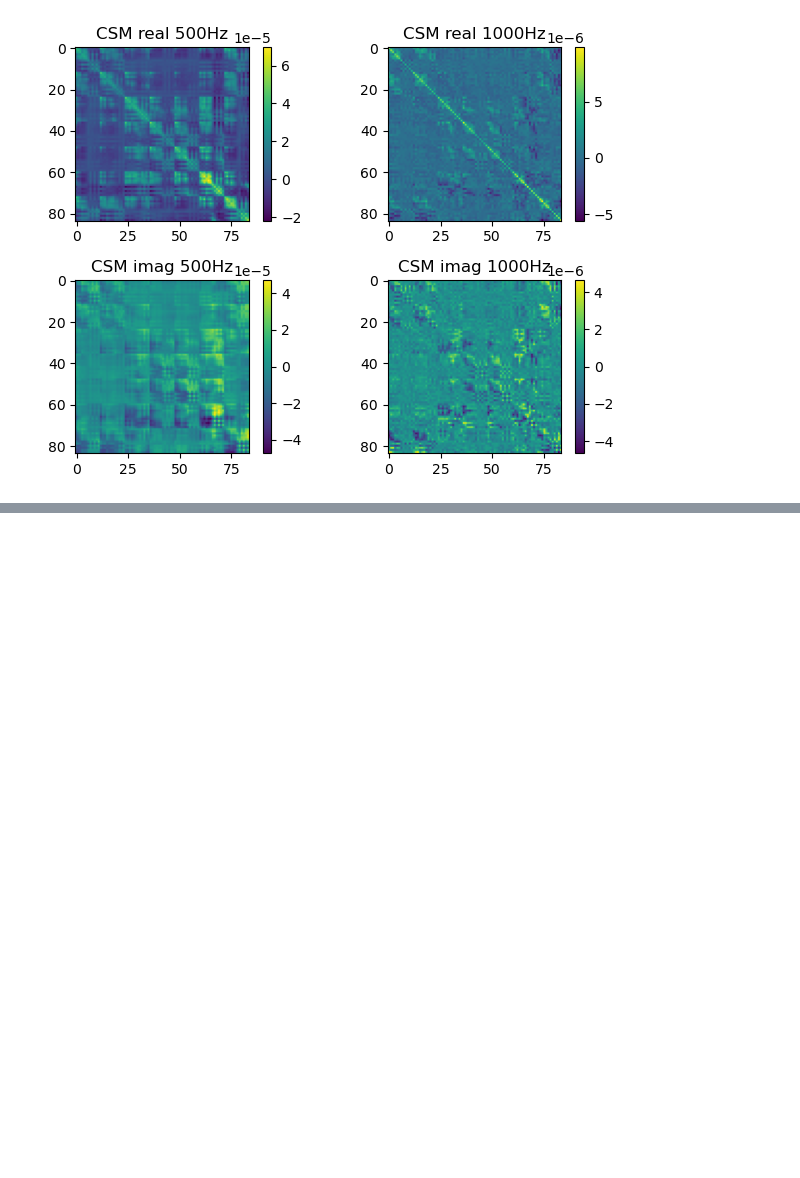
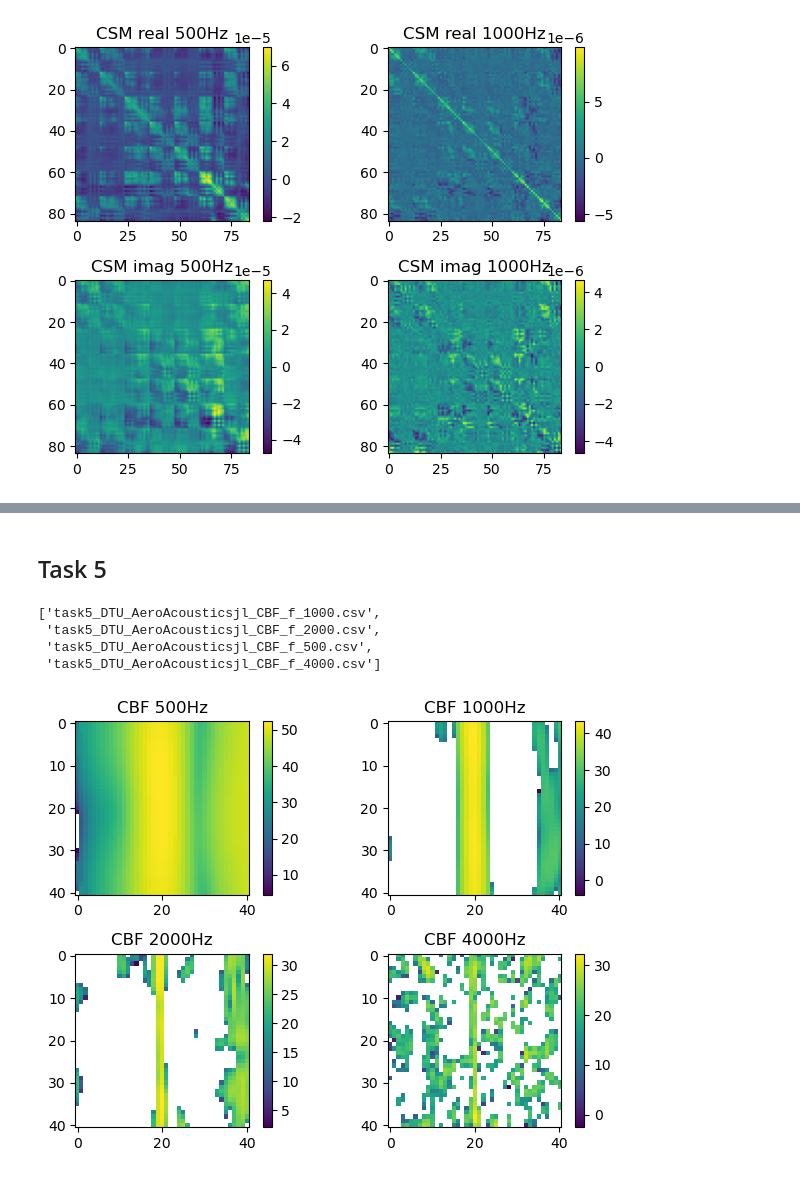
Before and after one commit to MicrophoneArrayBenchmarking/airfoil-in-kevlar-walled-windtunnel, a Jupyter notebook: Benchmark_results.ipynb, the cells around one changed output, grey strips where cells are left out. Cells and saved outputs as stored; diff of their text form; code cells hidden in the pictures; blank space fills up the shorter version.

```diff
--- a/Benchmark_results.ipynb
+++ b/Benchmark_results.ipynb
@@ -48,0 +149,33 @@ plt.show()
+# %% [markdown]
+## Task 5
+# %%
+task5_data = list(filter(lambda k: 'task5' in k, data))
+task5_data
+# %% [output]
+['task5_DTU_AeroAcousticsjl_CBF_f_1000.csv',
+ 'task5_DTU_AeroAcousticsjl_CBF_f_2000.csv',
+ 'task5_DTU_AeroAcousticsjl_CBF_f_500.csv',
+ 'task5_DTU_AeroAcousticsjl_CBF_f_4000.csv']
+# %%
+fig, axs = plt.subplots(2, 2)
+
+im1 = axs[0, 0].imshow(read_csv_matrix('data/'+task5_data[2]).T, cmap='viridis')
+fig.colorbar(im1, ax=axs[0, 0])
+axs[0, 0].set_title('CBF 500Hz')
+
+im2 = axs[0, 1].imshow(read_csv_matrix('data/'+task5_data[0]).T, cmap='viridis')
+fig.colorbar(im2, ax=axs[0, 1])
+axs[0, 1].set_title('CBF 1000Hz')
+
+im3 = axs[1, 0].imshow(read_csv_matrix('data/'+task5_data[1]).T, cmap='viridis')
+fig.colorbar(im3, ax=axs[1, 0])
+axs[1, 0].set_title('CBF 2000Hz')
+
+im4 = axs[1, 1].imshow(read_csv_matrix('data/'+task5_data[3]).T, cmap='viridis')
+fig.colorbar(im4, ax=axs[1, 1])
+axs[1, 1].set_title('CBF 4000Hz')
+
+plt.tight_layout()
+plt.show()
+# %% [output]
+[figure, added]
```
Also changed, not shown: parts of 20 cells of this notebook, 10 other files.
